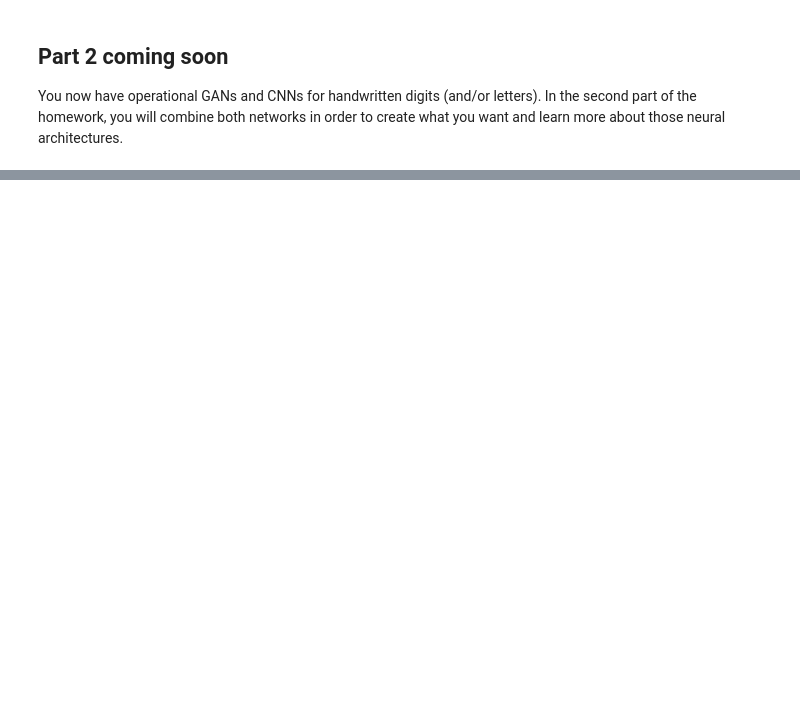
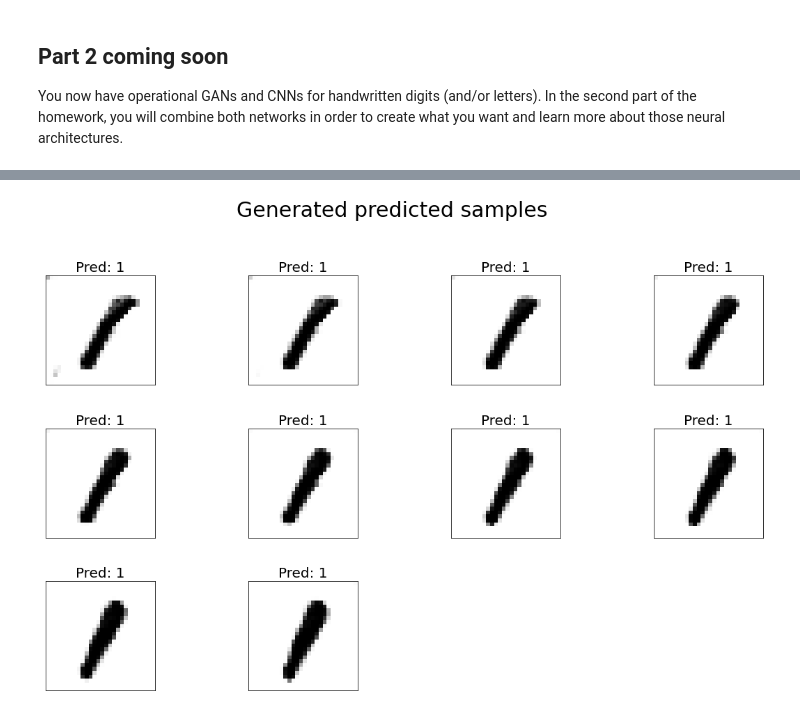
Before and after one commit to mathjacob/LINMA2472-HW3, a Jupyter notebook: hw3_part1_v2.ipynb, the cells around one changed output, grey strips where cells are left out. Saved outputs shown, nothing was run; the diff lists cells and outputs as text; code cells hidden in the pictures; blank space fills up the shorter version.

```diff
--- a/hw3_part1_v2.ipynb
+++ b/hw3_part1_v2.ipynb
@@ -1245,0 +1479,32 @@ You now have operational GANs and CNNs for handwritten digits (and/or letters).
+# %%
+def custom_linspace(start, stop, iters):
+    # because torch.linspace() takes only float and not array as inputs
+
+    steps = torch.arange(iters, dtype=torch.float32, device=start.device) / (iters - 1)
+
+    for i in range(start.ndim):
+        steps = steps.unsqueeze(-1)
+
+    out = start[None] + steps*(stop - start)[None]
+
+    return out
+
+def interpolation(extreme_latent_vectors):
+    intermediate_latent_vectors = custom_linspace(extreme_latent_vectors[0],extreme_latent_vectors[1],10)
+    intermediate_predicted = []
+
+    for v in intermediate_latent_vectors:
+        image = generator_loaded(v)
+        outputs = cnn(image)
+        intermediate_predicted.append(outputs[0])
+
+
+    s = generator_loaded(intermediate_latent_vectors)
+    showImages(s.detach(),generated=True,save=False,predicted=True,
+            predicted_labels=cnn.predictLabels(cnn(s))[0])
+# %%
+# extreme vector from same class
+extreme_latent_vectors = find_extreme_vectors(True)
+interpolation(extreme_latent_vectors)
+# %% [output]
+[figure, added]
```
Also changed, not shown: parts of 25 cells of this notebook, 1 other file.
